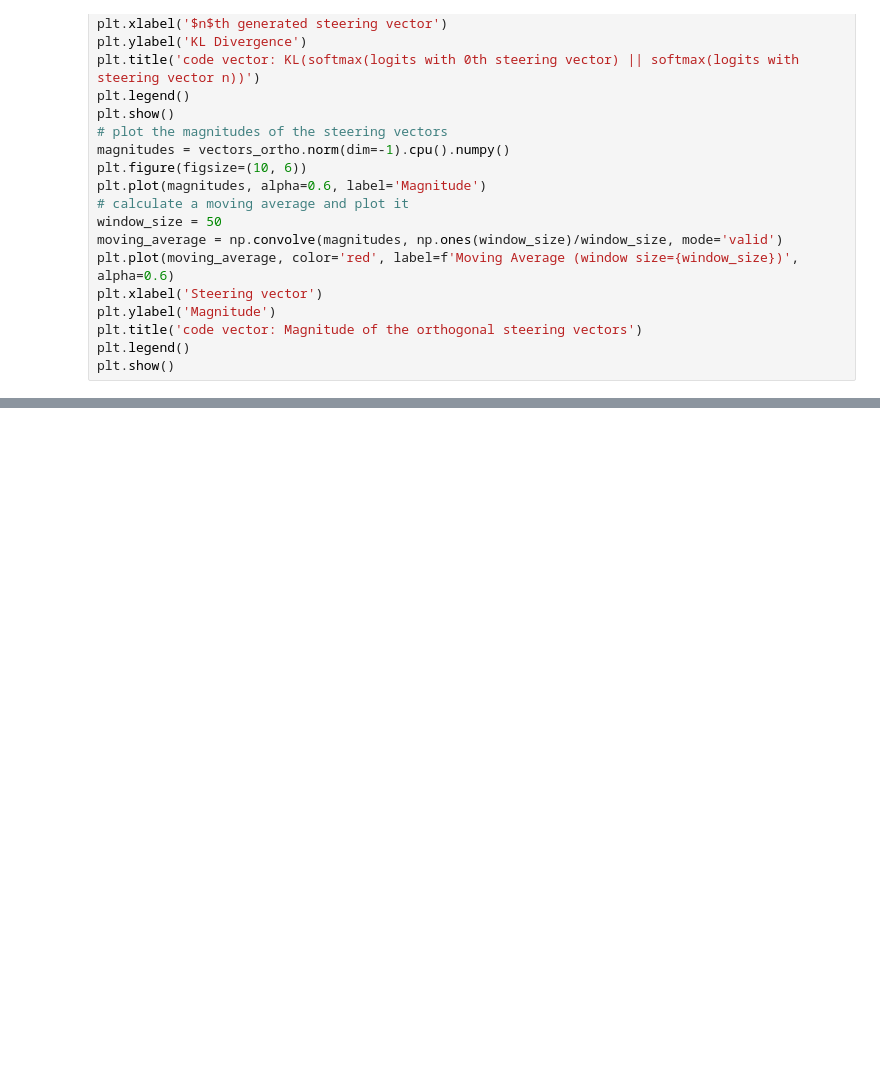
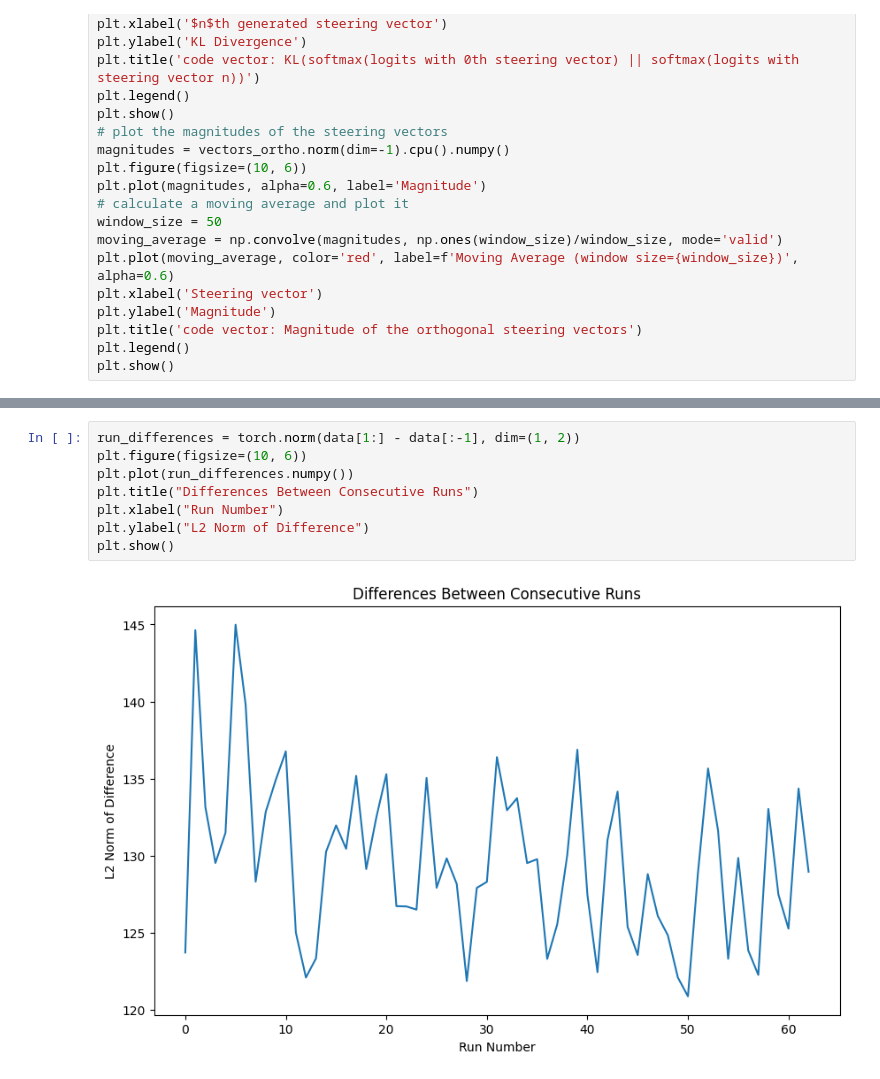
Before and after one commit to ducndh/refusal-orthogonal-vector, a Jupyter notebook: unsupervised_steering_vector_test.ipynb, the cells around one changed output, grey strips where cells are left out. Cells and saved outputs as stored; diff of their text form; blank space fills up the shorter version.

```diff
--- a/unsupervised_steering_vector_test.ipynb
+++ b/unsupervised_steering_vector_test.ipynb
@@ -199,0 +262,10 @@ plt.show()
+# %%
+run_differences = torch.norm(data[1:] - data[:-1], dim=(1, 2))
+plt.figure(figsize=(10, 6))
+plt.plot(run_differences.numpy())
+plt.title("Differences Between Consecutive Runs")
+plt.xlabel("Run Number")
+plt.ylabel("L2 Norm of Difference")
+plt.show()
+# %% [output]
+[figure, added]
```
Also changed, not shown: parts of 14 cells of this notebook.
